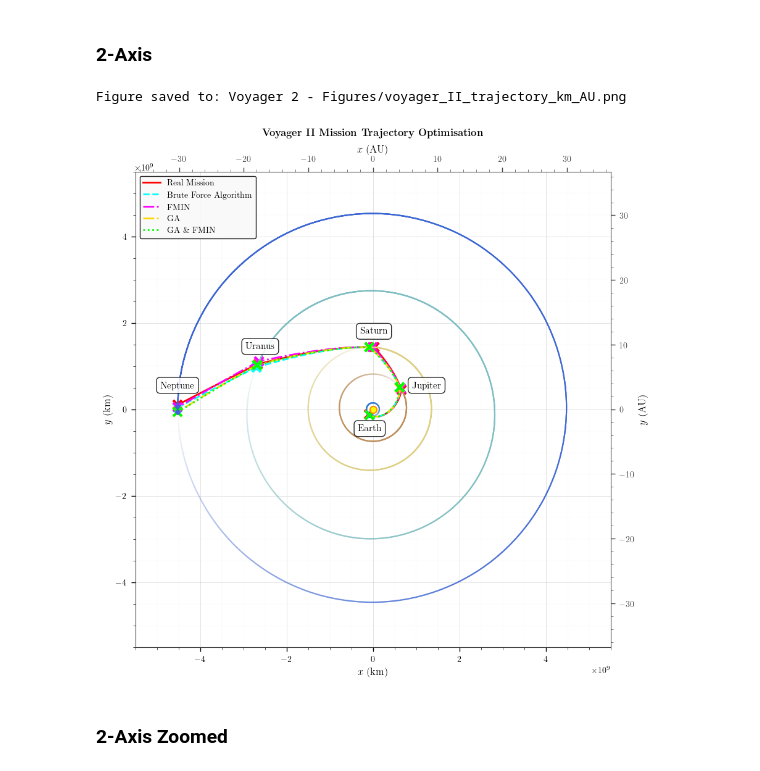
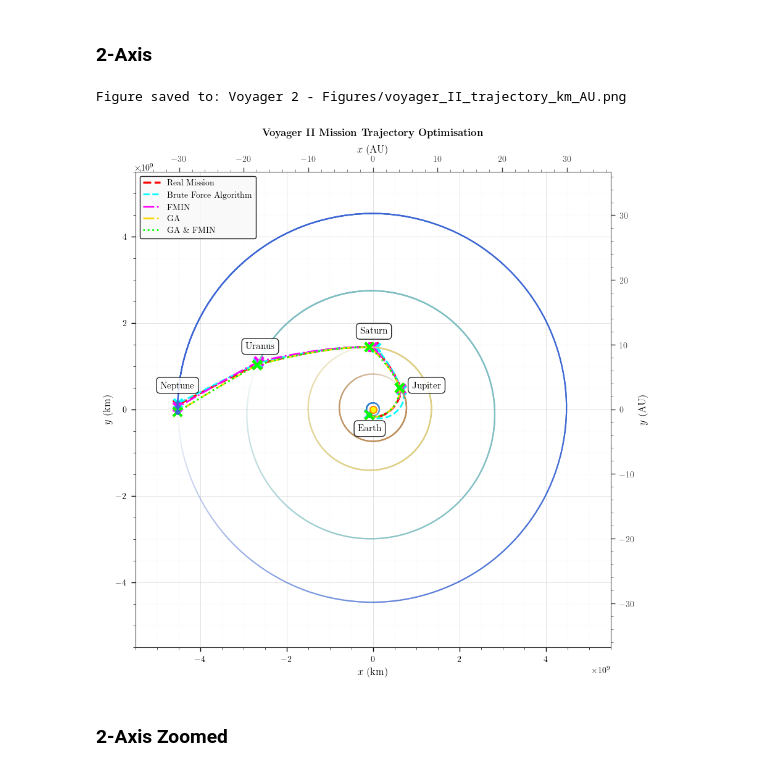
Before and after one commit to snath222/IP-Trajectory-Optimisation-SN, a Jupyter notebook: Voyager II - Optimisation Algo.ipynb, the cells around one changed output. Drawn from its saved outputs; the diff is of its cells as text; code cells hidden in the pictures.

```diff
--- a/Voyager II - Optimisation Algo.ipynb
+++ b/Voyager II - Optimisation Algo.ipynb
@@ -3068,7 +2971,7 @@ ax.callbacks.connect("ylim_changed", update_au_axes)
 
 # Define different line styles for each plot
 line_styles = {
-    "Real Mission": "-",
+    "Real Mission": "--",
     "Brute Force Algorithm": "--",
     "FMIN": "-.",
     "GA": "-.",
@@ -3076,7 +2979,7 @@ line_styles = {
 }
 # Define different line widths for clarity
 line_widths = {
-    "Real Mission": 2,
+    "Real Mission": 2.5,
     "Brute Force Algorithm": 2,
     "FMIN": 2,
     "GA": 2,
@@ -3183,34 +3086,35 @@ for planet, position in planet_label_positions.items():
     # Use the absolute positions for labels instead of offsets
     label_x, label_y = planet_label_positions[planet]
 
     # Improved annotation style
     bbox_props = dict(boxstyle="round,pad=0.4", fc="white", ec="black", alpha=0.85)
     ax.annotate(
         planet,
         xy=(x, y),  # Position of the planet
         xytext=(label_x, label_y),  # Absolute position for the label
         textcoords="data",  # Changed from 'offset points' to 'data'
         bbox=bbox_props,
         fontsize=11,
         fontweight="bold",
         zorder=101,  # Ensure labels appear on top of everything
     )  # Add arrow connecting label to planet
 
 # Add a thin border around the plot for a more professional look
 for spine in ax.spines.values():
     spine.set_visible(True)
     spine.set_linewidth(0.8)
     spine.set_color("#444444")
 
 output_figures.save_file(
     "voyager_II_trajectory_km_AU.png", dpi=500, bbox_inches="tight"
 )
 
 # Show plot
 plt.show()
+plt.close()
 # %% [output]
 Figure saved to: Voyager 2 - Figures/voyager_II_trajectory_km_AU.png
-[figure, old version]
+[figure, new version]
 # %% [markdown]
 ### 2-Axis Zoomed
 # %%
```
Also changed, not shown: parts of 73 cells of this notebook, 6 other files.
